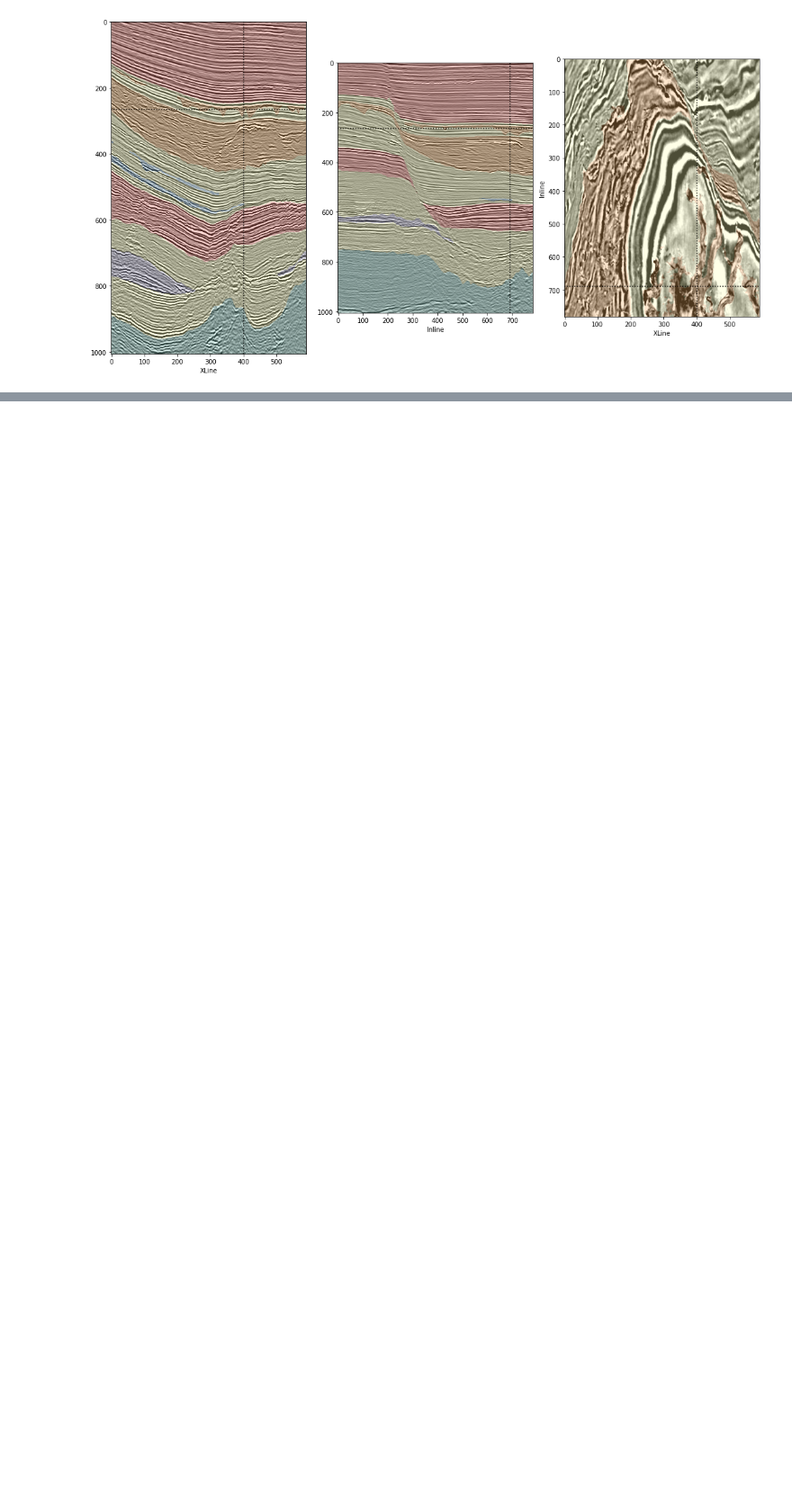
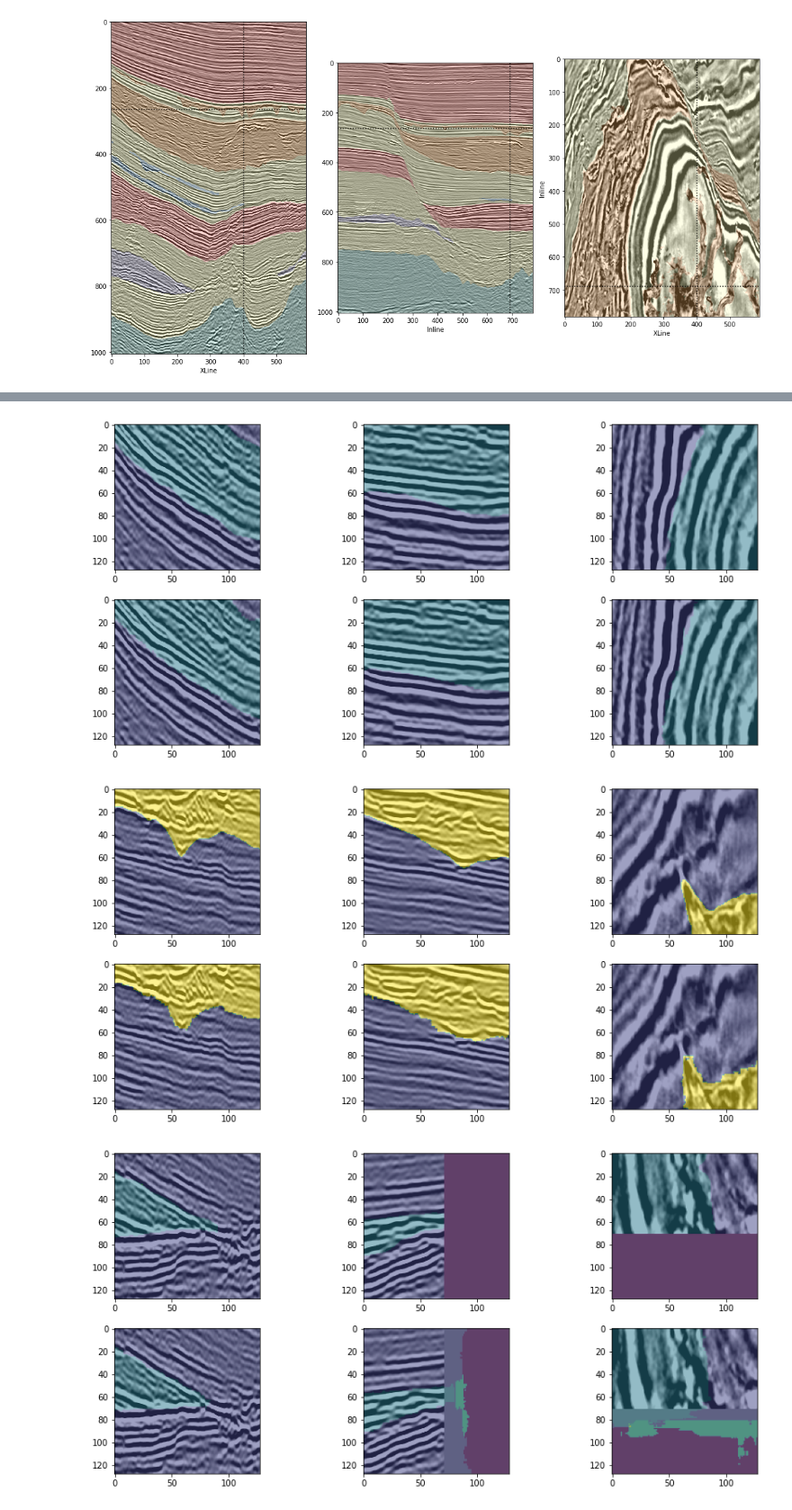
Before and after one commit to tasansal/seismic_facies_3d, a Jupyter notebook: notebooks/01_eda.ipynb, the cells around one changed output, grey strips where cells are left out. Shown at 90% size. Saved outputs shown, nothing was run; the diff lists cells and outputs as text; code cells hidden in the pictures; blank space fills up the shorter version.

```diff
--- a/notebooks/01_eda.ipynb
+++ b/notebooks/01_eda.ipynb
@@ -278,0 +370,10 @@ Epoch 11: early stopping
+# %%
+results = model.fit(
+    x=X_train_da,
+    y=y_train_da,
+    validation_data=(X_val_da, y_val_da),
+    batch_size=8,
+    epochs=250,
+    shuffle=True,
+    callbacks=callbacks,
+)
@@ -318,0 +410,10 @@ for img in range(BATCH_SIZE):
+# %%
+X_train_da, y_train_da, X_val_da, y_val_da = train_val_split(training_patches)
+
+np.random.seed(None)
+plot_idx = np.random.random_integers(0, X_train_da.shape[0], 10)
+
+X_val_da = X_train_da[plot_idx]
+y_val_da = y_train_da[plot_idx]
+# %%
+val_predict = model.predict(X_val_da, batch_size=16)
@@ -318,0 +451,31 @@ for img in range(BATCH_SIZE):
+# %%
+plt.close('all')
+
+il_idx = patch_size[1] // 2
+xl_idx = patch_size[2] // 2
+t_idx = patch_size[0] // 2
+
+for img in range(5):
+    fig, ax = plt.subplots(2, 3, figsize=(15,7))
+
+    ax[0, 0].imshow(y_val_da[img, ..., il_idx, :, 0], vmin=1, vmax=6)
+    ax[0, 0].imshow(X_val_da[img, ..., il_idx, :, 0], alpha=0.5, vmin=-1, vmax=1, cmap='gray_r')
+
+    ax[0, 1].imshow(y_val_da[img, ..., xl_idx, 0], vmin=1, vmax=6)
+    ax[0, 1].imshow(X_val_da[img, ..., xl_idx, 0], alpha=0.5, vmin=-1, vmax=1, cmap='gray_r')
+
+    ax[0, 2].imshow(y_val_da[img, t_idx, :, :, 0], vmin=1, vmax=6)
+    ax[0, 2].imshow(X_val_da[img, t_idx, :, :, 0], alpha=0.5, vmin=-1, vmax=1, cmap='gray_r')
+
+    ax[1, 0].imshow(val_predict[img, ..., il_idx, :, :].argmax(-1), vmin=1, vmax=6)
+    ax[1, 0].imshow(X_val_da[img, ..., il_idx, :, 0], alpha=0.5, vmin=-1, vmax=1, cmap='gray_r')
+
+    ax[1, 1].imshow(val_predict[img, ..., xl_idx, :].argmax(-1), vmin=1, vmax=6)
+    ax[1, 1].imshow(X_val_da[img, ..., xl_idx, 0], alpha=0.5, vmin=-1, vmax=1, cmap='gray_r')
+
+    ax[1, 2].imshow(val_predict[img, t_idx, ..., :].argmax(-1), vmin=1, vmax=6)
+    ax[1, 2].imshow(X_val_da[img, t_idx, ..., 0], alpha=0.5, vmin=-1, vmax=1, cmap='gray_r')
+# %% [output]
+[figure, added]
+[figure, added]
+[figure, added]
```
Also changed, not shown: parts of 26 cells of this notebook.
